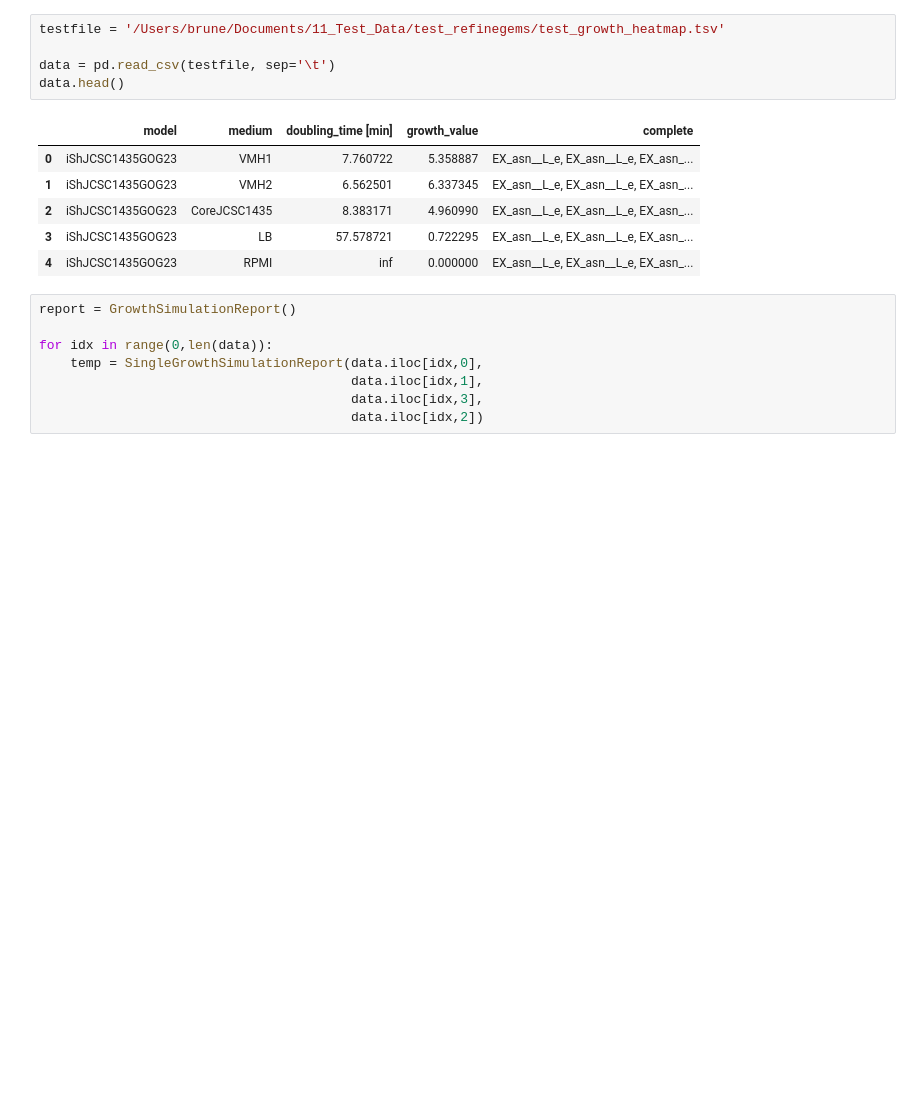
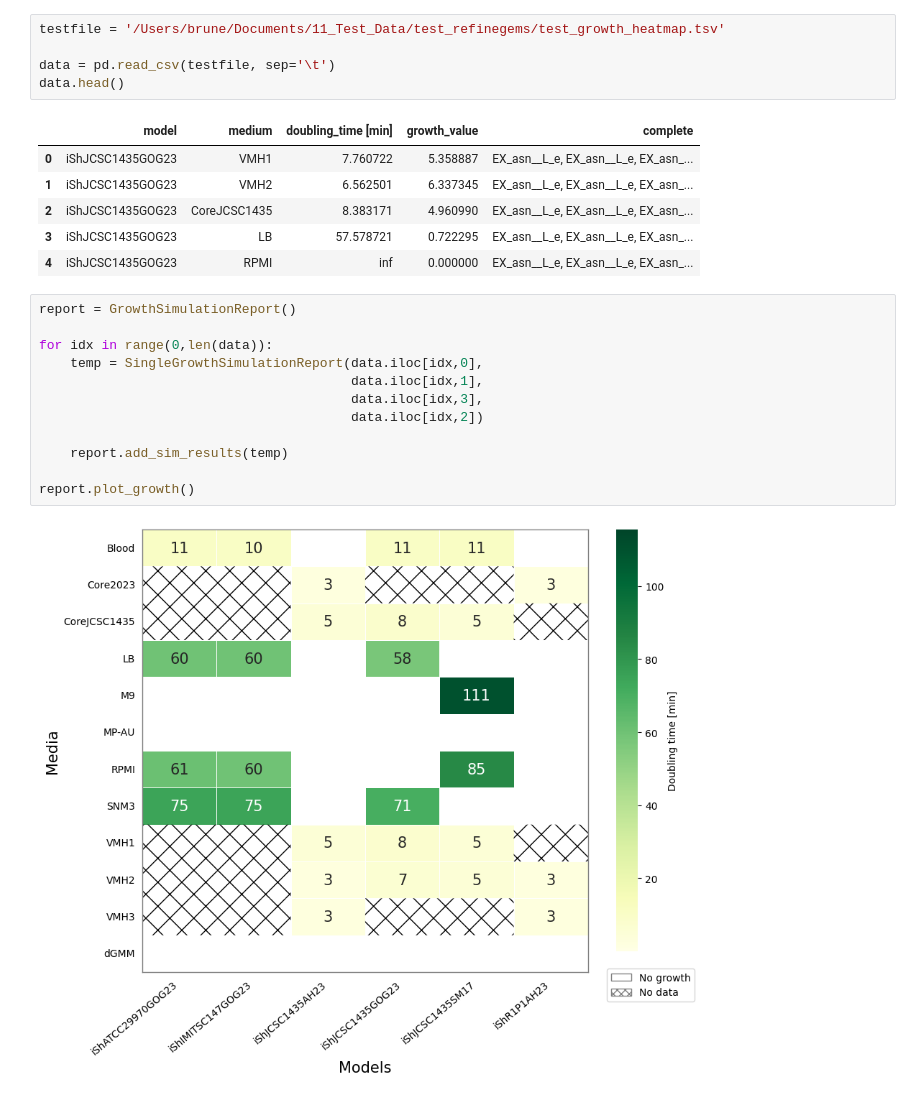
Before and after one commit to draeger-lab/refinegems, a Jupyter notebook: dev/CB_under_construction.ipynb, the cells around one changed output. Cells and saved outputs as stored; diff of their text form; blank space fills up the shorter version.

```diff
--- a/dev/CB_under_construction.ipynb
+++ b/dev/CB_under_construction.ipynb
@@ -53,8 +58,14 @@ data.head()
 # %%
 report = GrowthSimulationReport()
 
 for idx in range(0,len(data)):
     temp = SingleGrowthSimulationReport(data.iloc[idx,0],
                                         data.iloc[idx,1],
                                         data.iloc[idx,3],
                                         data.iloc[idx,2])
+
+    report.add_sim_results(temp)
+
+report.plot_growth()
+# %% [output]
+[figure, added]
```
Also changed, not shown: parts of 4 cells of this notebook, 3 other files.
